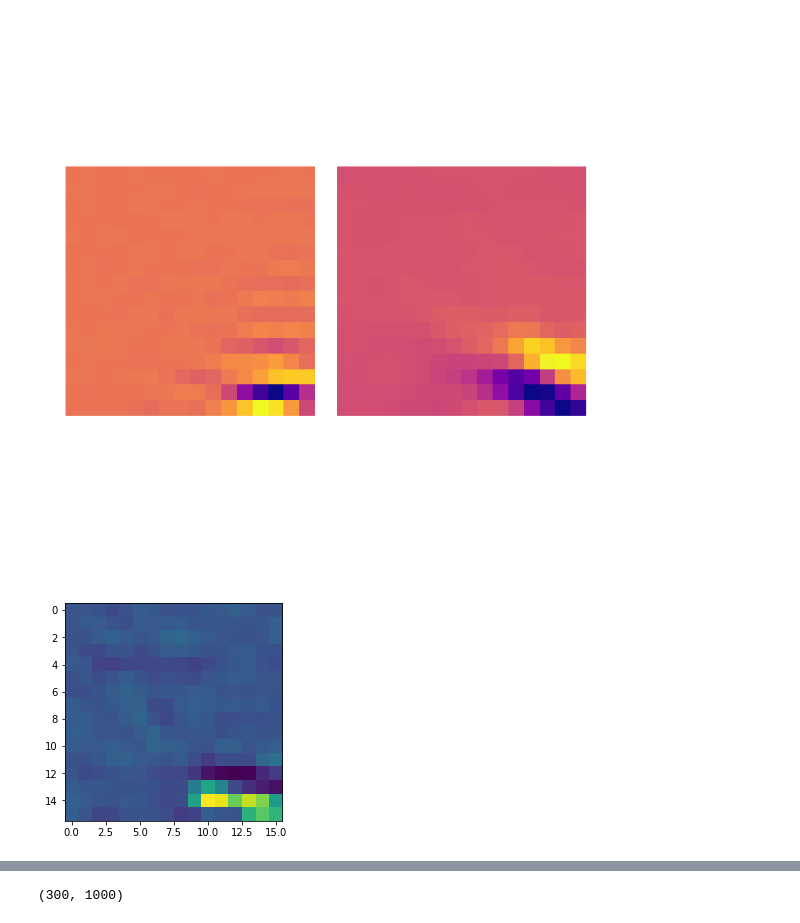
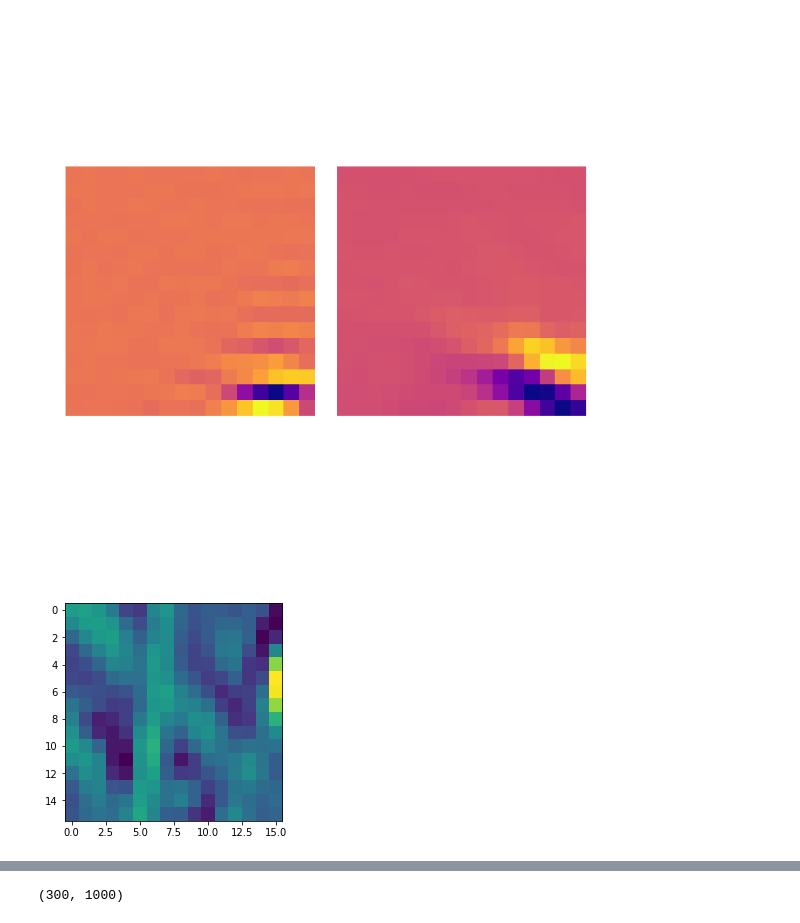
Before and after one commit to ncinko/RW, a Jupyter notebook: Correlation studies.ipynb, the cells around one changed output, grey strips where cells are left out. Drawn from its saved outputs; the diff is of its cells as text; code cells hidden in the pictures.

```diff
--- a/Correlation studies.ipynb
+++ b/Correlation studies.ipynb
@@ -362,0 +316,5 @@ plt.show()
+# %%
+BRC_samples = np.load('samples2.npy')
+print(BRC_samples.shape)
+
+I = np.load('selected_image.npy')
@@ -505,9 +472,10 @@ plt.show()
 # %% [output]
 [figure]
 # %%
-plt.imshow(np.reshape(I[:,835], (pixels, pixels)))
+pixels = 16
+plt.imshow(np.reshape(I[:,0], (pixels, pixels)))
 #plt.imshow(np.reshape(add_noise(I[:,1894], 0.1), (pixels,pixels)))
 plt.show()
 # %% [output]
-[figure, old version]
+[figure, new version]
 # %%
```
Also changed, not shown: parts of 27 cells of this notebook, 6 other files.
